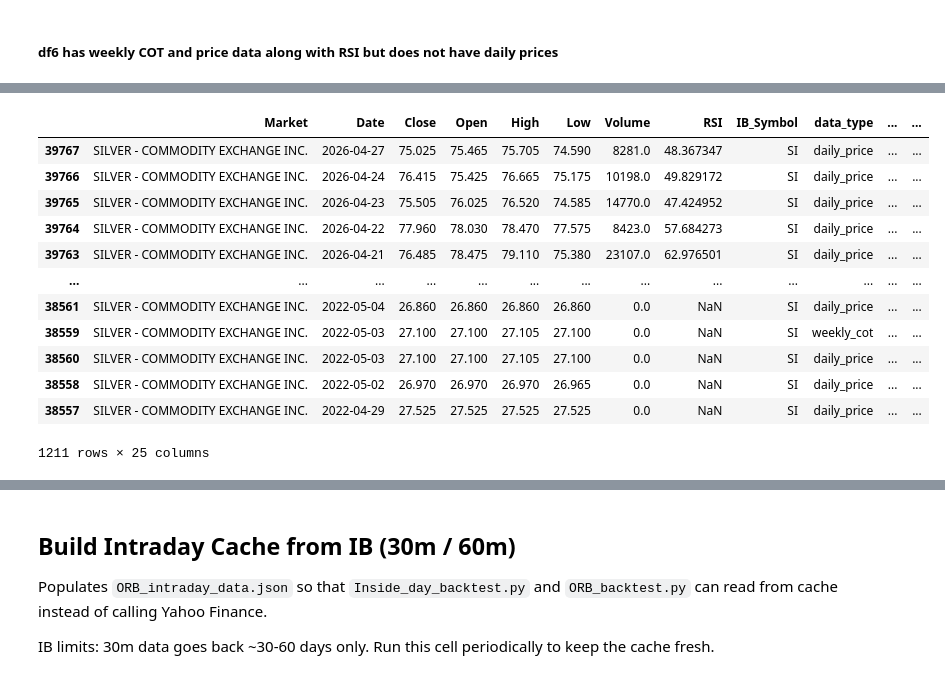
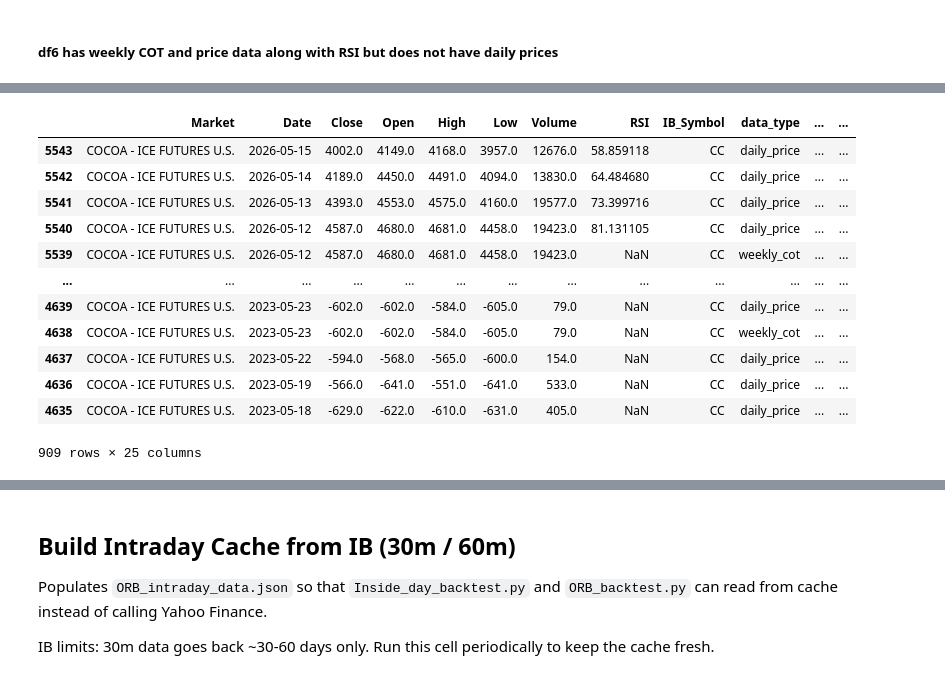
Before and after one commit to JPow/COT_Dashboard_Deployment, a Jupyter notebook: COT IBRK Data Grabber.ipynb, the cells around one changed output, grey strips where cells are left out. Saved outputs shown, nothing was run; the diff lists cells and outputs as text; code cells hidden in the pictures.

```diff
--- a/COT IBRK Data Grabber.ipynb
+++ b/COT IBRK Data Grabber.ipynb
@@ -478,7 +492,7 @@ See the caveats in the documentation: https://pandas.pydata.org/pandas-docs/stab
 ib_mapping = {
     # Metals
     'GOLD - COMMODITY EXCHANGE INC.':        ('GC',  'COMEX', 'USD'),
-    'SILVER - COMMODITY EXCHANGE INC.':      ('SI',  'COMEX', 'USD'),
+    # SILVER full-size omitted — IGNORE_MARKETS / use MICRO SILVER (QI).
     'PLATINUM - NEW YORK MERCANTILE EXCHANGE': ('PL', 'NYMEX', 'USD'),
     'PALLADIUM - NEW YORK MERCANTILE EXCHANGE': ('PA', 'NYMEX', 'USD'),
     'COPPER- #1 - COMMODITY EXCHANGE INC.':  ('HG',  'COMEX', 'USD'),
@@ -532,9 +546,10 @@ ib_mapping = {
     'SO AFRICAN RAND - CHICAGO MERCANTILE EXCHANGE':    ('ZAR', 'CME', 'USD', '6Z'),
     'BRAZILIAN REAL - CHICAGO MERCANTILE EXCHANGE':     ('BRL', 'CME', 'USD', '6L'),
 
-    # Crypto (CME futures, not spot)
+    # Crypto (CME futures, not spot). ETHER CASH SETTLED is intentionally
+    # excluded — the underlying 'ETH' resolves to a cash index, not a tradable
+    # future. MICRO ETHER (MET) is the contract actually traded.
     'BITCOIN - CHICAGO MERCANTILE EXCHANGE':        ('BRR', 'CME', 'USD'),
-    'ETHER CASH SETTLED - CHICAGO MERCANTILE EXCHANGE': ('ETH', 'CME', 'USD'),
     'MICRO BITCOIN - CHICAGO MERCANTILE EXCHANGE':  ('MBT', 'CME', 'USD'),
     'MICRO ETHER - CHICAGO MERCANTILE EXCHANGE':    ('MET', 'CME', 'USD'),
 
@@ -559,7 +574,7 @@ mapping_df = pd.DataFrame([
 # %%
 market_categories = {
     'GOLD - COMMODITY EXCHANGE INC.': 'Metals',
-    'SILVER - COMMODITY EXCHANGE INC.': 'Metals',
+    # SILVER full-size omitted with IGNORE_MARKETS (MICRO SILVER remains).
     'PLATINUM - NEW YORK MERCANTILE EXCHANGE': 'Metals',
     'PALLADIUM - NEW YORK MERCANTILE EXCHANGE': 'Metals',
     'COPPER- #1 - COMMODITY EXCHANGE INC.': 'Metals',
@@ -603,7 +618,6 @@ market_categories = {
     'NEW ZEALAND DOLLAR - CHICAGO MERCANTILE EXCHANGE': 'Currencies',
     'SO AFRICAN RAND - CHICAGO MERCANTILE EXCHANGE': 'Currencies',
     'BITCOIN - CHICAGO MERCANTILE EXCHANGE': 'Currencies',
-     'ETHER CASH SETTLED - CHICAGO MERCANTILE EXCHANGE' : 'Currencies',
     'VIX FUTURES - CBOE FUTURES EXCHANGE': 'Indices',
      'MINI SOYBEANS - CHICAGO BOARD OF TRADE': 'Softs',
  'EMINI RUSSELL 1000 GROWTH - CHICAGO MERCANTILE EXCHANGE': 'Indices',
@@ -864,23 +1366,9 @@ Peer closed connection.
 # %%
-# Merge new rows into cache and persist to disk
-if new_rows:
-    new_df = pd.DataFrame(new_rows)
-    daily_price_df = pd.concat([cache_df, new_df], ignore_index=True)
-    daily_price_df = daily_price_df.drop_duplicates(subset=['Market', 'Date'], keep='last')
-    daily_price_df = daily_price_df.sort_values(['Market', 'Date']).reset_index(drop=True)
-else:
-    daily_price_df = cache_df.copy()
-
-# Save updated cache
-save_df = daily_price_df.copy()
-save_df['Date'] = save_df['Date'].dt.strftime('%Y-%m-%d')
-with open(DAILY_CACHE_FILE, 'w') as f:
-    _json.dump(save_df.to_dict('records'), f)
-
-# Restore Date as Timestamp for the rest of the notebook
-daily_price_df['Date'] = pd.to_datetime(daily_price_df['Date'])
+# The builder above already persisted cache + roll state inside its loop.
+# This cell just prints a summary.
 
 print(f"✓ Daily price cache: {len(daily_price_df)} records across {daily_price_df['Market'].nunique()} markets")
 print(f"✓ Date range: {daily_price_df['Date'].min().date()} → {daily_price_df['Date'].max().date()}")
-print(f"✓ Saved to {DAILY_CACHE_FILE}")
+print(f"✓ Cache:        {DAILY_CACHE_FILE}")
+print(f"✓ Roll state:   {ROLL_STATE_FILE}")
 # %% [output]
@@ -1052,22 +1542,22 @@ Markets with close prices on March 10th:
   - WHEAT-SRW - CHICAGO BOARD OF TRADE
   - WTI-PHYSICAL - NEW YORK MERCANTILE EXCHANGE
 # %%
-platinum = df6_combined[df6_combined["Market"] == "SILVER - COMMODITY EXCHANGE INC."]
+platinum = df6_combined[df6_combined["Market"].str.contains("COCOA")]
 platinum.sort_values("Date", ascending = False)
 # %% [output]
 |  | Market | Date | Close | Open | High | Low | Volume | RSI | IB_Symbol | data_type | ... | ... |
-| 39767 | SILVER - COMMODITY EXCHANGE INC. | 2026-04-27 | 75.025 | 75.465 | 75.705 | 74.590 | 8281.0 | 48.367347 | SI | daily_price | ... | ... |
-| 39766 | SILVER - COMMODITY EXCHANGE INC. | 2026-04-24 | 76.415 | 75.425 | 76.665 | 75.175 | 10198.0 | 49.829172 | SI | daily_price | ... | ... |
-| 39765 | SILVER - COMMODITY EXCHANGE INC. | 2026-04-23 | 75.505 | 76.025 | 76.520 | 74.585 | 14770.0 | 47.424952 | SI | daily_price | ... | ... |
-| 39764 | SILVER - COMMODITY EXCHANGE INC. | 2026-04-22 | 77.960 | 78.030 | 78.470 | 77.575 | 8423.0 | 57.684273 | SI | daily_price | ... | ... |
-| 39763 | SILVER - COMMODITY EXCHANGE INC. | 2026-04-21 | 76.485 | 78.475 | 79.110 | 75.380 | 23107.0 | 62.976501 | SI | daily_price | ... | ... |
+| 5543 | COCOA - ICE FUTURES U.S. | 2026-05-15 | 4002.0 | 4149.0 | 4168.0 | 3957.0 | 12676.0 | 58.859118 | CC | daily_price | ... | ... |
+| 5542 | COCOA - ICE FUTURES U.S. | 2026-05-14 | 4189.0 | 4450.0 | 4491.0 | 4094.0 | 13830.0 | 64.484680 | CC | daily_price | ... | ... |
+| 5541 | COCOA - ICE FUTURES U.S. | 2026-05-13 | 4393.0 | 4553.0 | 4575.0 | 4160.0 | 19577.0 | 73.399716 | CC | daily_price | ... | ... |
+| 5540 | COCOA - ICE FUTURES U.S. | 2026-05-12 | 4587.0 | 4680.0 | 4681.0 | 4458.0 | 19423.0 | 81.131105 | CC | daily_price | ... | ... |
+| 5539 | COCOA - ICE FUTURES U.S. | 2026-05-12 | 4587.0 | 4680.0 | 4681.0 | 4458.0 | 19423.0 | NaN | CC | weekly_cot | ... | ... |
 | ... | ... | ... | ... | ... | ... | ... | ... | ... | ... | ... | ... | ... |
-| 38561 | SILVER - COMMODITY EXCHANGE INC. | 2022-05-04 | 26.860 | 26.860 | 26.860 | 26.860 | 0.0 | NaN | SI | daily_price | ... | ... |
-| 38559 | SILVER - COMMODITY EXCHANGE INC. | 2022-05-03 | 27.100 | 27.100 | 27.105 | 27.100 | 0.0 | NaN | SI | weekly_cot | ... | ... |
-| 38560 | SILVER - COMMODITY EXCHANGE INC. | 2022-05-03 | 27.100 | 27.100 | 27.105 | 27.100 | 0.0 | NaN | SI | daily_price | ... | ... |
-| 38558 | SILVER - COMMODITY EXCHANGE INC. | 2022-05-02 | 26.970 | 26.970 | 26.970 | 26.965 | 0.0 | NaN | SI | daily_price | ... | ... |
-| 38557 | SILVER - COMMODITY EXCHANGE INC. | 2022-04-29 | 27.525 | 27.525 | 27.525 | 27.525 | 0.0 | NaN | SI | daily_price | ... | ... |
+| 4639 | COCOA - ICE FUTURES U.S. | 2023-05-23 | -602.0 | -602.0 | -584.0 | -605.0 | 79.0 | NaN | CC | daily_price | ... | ... |
+| 4638 | COCOA - ICE FUTURES U.S. | 2023-05-23 | -602.0 | -602.0 | -584.0 | -605.0 | 79.0 | NaN | CC | weekly_cot | ... | ... |
+| 4637 | COCOA - ICE FUTURES U.S. | 2023-05-22 | -594.0 | -568.0 | -565.0 | -600.0 | 154.0 | NaN | CC | daily_price | ... | ... |
+| 4636 | COCOA - ICE FUTURES U.S. | 2023-05-19 | -566.0 | -641.0 | -551.0 | -641.0 | 533.0 | NaN | CC | daily_price | ... | ... |
+| 4635 | COCOA - ICE FUTURES U.S. | 2023-05-18 | -629.0 | -622.0 | -610.0 | -631.0 | 405.0 | NaN | CC | daily_price | ... | ... |
-1211 rows × 25 columns
+909 rows × 25 columns
 # %%
 # Export the combined dataset (both weekly COT data and daily price data)
 df6_combined.to_json('cot_data.json', orient='records')
```
Also changed, not shown: parts of 13 cells of this notebook.
